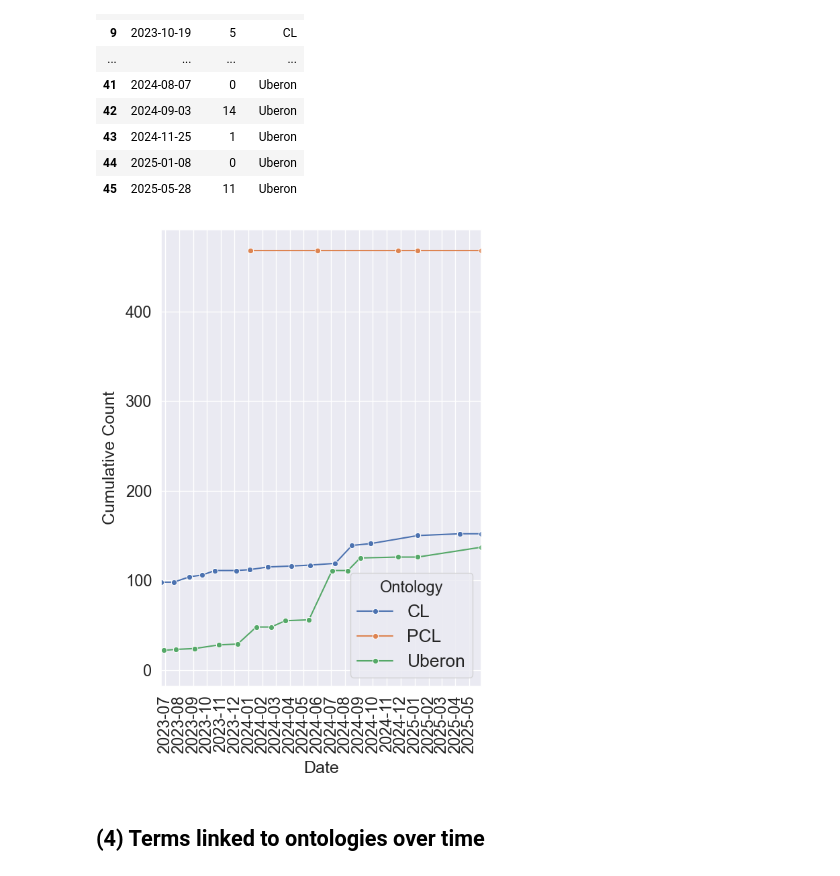
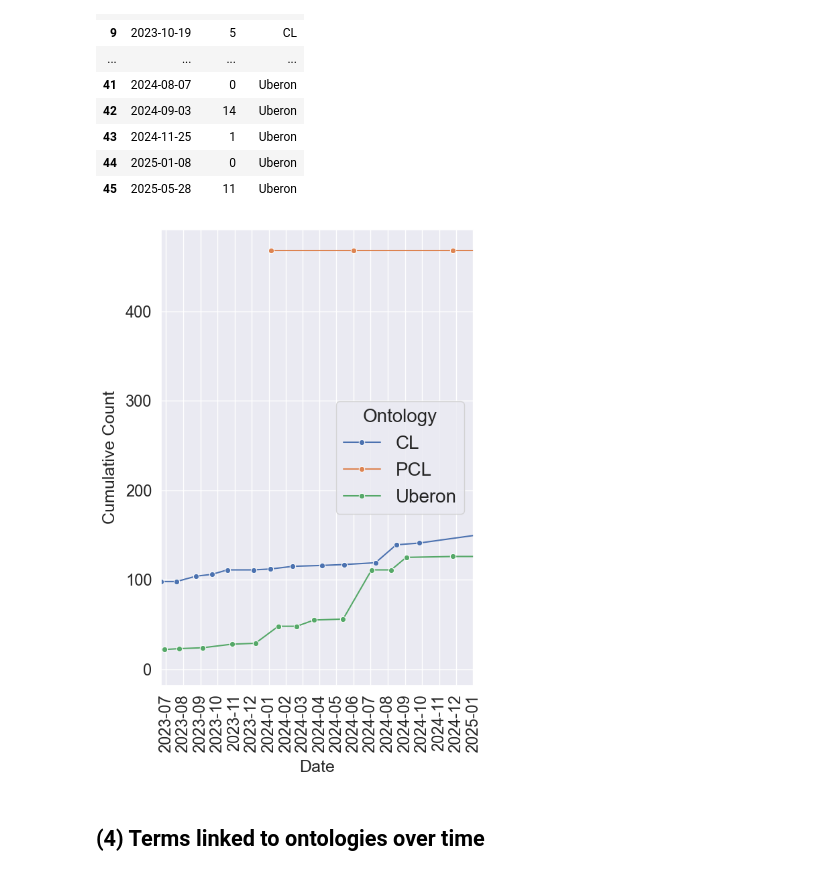
Before and after one commit to cns-iu/hra-kg-supporting-information, a Jupyter notebook: notebooks/hra-kg-technical-validation.ipynb, the cells around one changed output. Drawn from its saved outputs; the diff is of its cells as text; code cells hidden in the pictures.

```diff
--- a/notebooks/hra-kg-technical-validation.ipynb
+++ b/notebooks/hra-kg-technical-validation.ipynb
@@ -399,36 +401,36 @@ plt.ylabel('Cumulative Count', labelpad=8)
 ax = plt.gca()  # get current axis
 # set ticks to appear at start of each month
 ax.xaxis.set_major_locator(MonthLocator())
 ax.xaxis.set_major_formatter(DateFormatter('%Y-%m'))  # format as YYYY-MM
 
 # Get axes
 ax = plt.gca()
 
 # set legend font size
-ax.legend(title='Ontology', fontsize=19, loc='lower right')  # sets size of legend entries
+ax.legend(title='Ontology', fontsize=20, title_fontsize=20, loc='center right')  # sets size of legend entries
 
 # Make sure all minor ticks are visible
 ax.tick_params(which='both', direction='out', length=6)
 
 # Rotate x-axis labels for better readability
 plt.xticks(rotation=90)
 
 # Set the x-axis limits
 filtered_data = ontology_terms_added.dropna()[ontology_terms_added['date'] >= "2023-06"]
-plt.xlim(filtered_data["date"].min(), filtered_data["date"].max())
+plt.xlim(filtered_data["date"].min(), pd.Timestamp("2025-01-01"))
 
 # adjust figure size
 g.figure.set_size_inches(6, 8.5)
 
 plt.savefig(f"output/c_ontologies_extended.pdf",
             dpi=600, format='pdf', bbox_inches='tight')
 
 # Adjust layout to prevent label cutoff
 plt.tight_layout()
 
 plt.show()
 # %% [output]
-[figure, old version]
+[figure, new version]
 # %% [markdown]
 ## (4) Terms linked to ontologies over time
 # %% [markdown]
```
Also changed, not shown: parts of 2 cells of this notebook, 2 other files.
